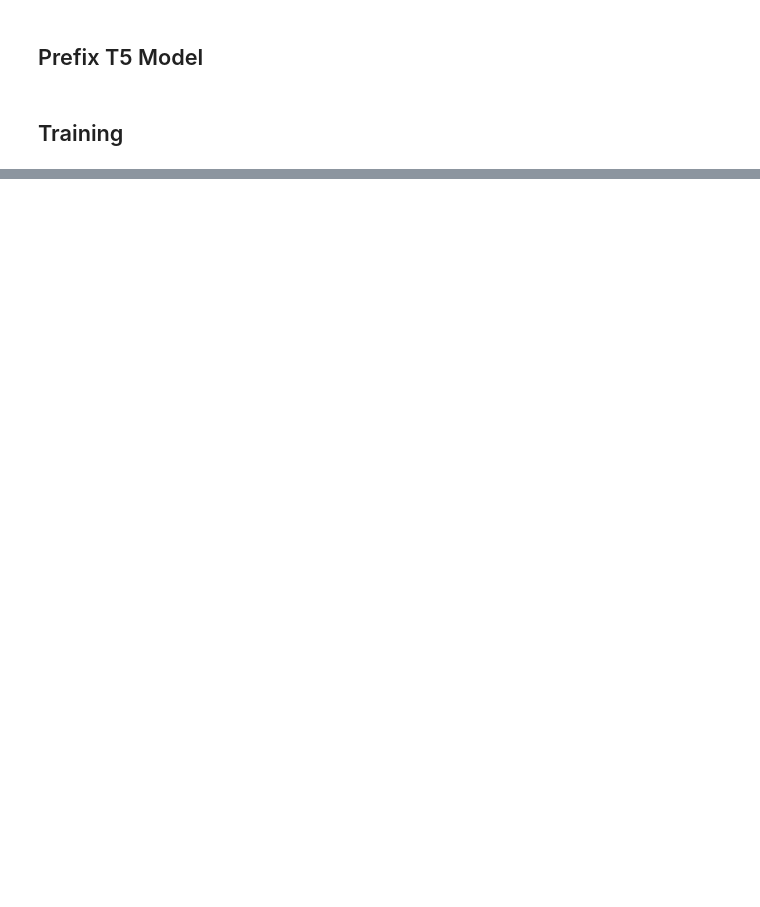
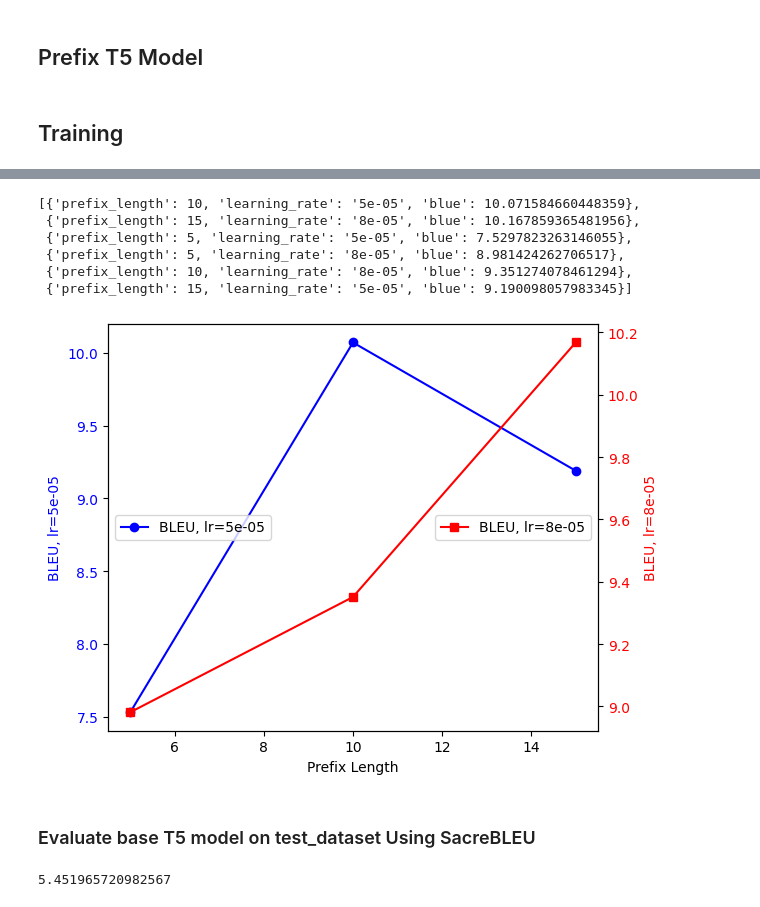
Before and after one commit to zeinab-sheikhi/prefix-tuning, a Jupyter notebook: app.ipynb, the cells around one changed output, grey strips where cells are left out. Saved outputs shown, nothing was run; the diff lists cells and outputs as text; code cells hidden in the pictures; blank space fills up the shorter version.

```diff
--- a/app.ipynb
+++ b/app.ipynb
@@ -234,0 +154,53 @@ Model successfully loaded.
+# %%
+bleu_scores
+# %% [output]
+[{'prefix_length': 10, 'learning_rate': '5e-05', 'blue': 10.071584660448359},
+ {'prefix_length': 15, 'learning_rate': '8e-05', 'blue': 10.167859365481956},
+ {'prefix_length': 5, 'learning_rate': '5e-05', 'blue': 7.5297823263146055},
+ {'prefix_length': 5, 'learning_rate': '8e-05', 'blue': 8.981424262706517},
+ {'prefix_length': 10, 'learning_rate': '8e-05', 'blue': 9.351274078461294},
+ {'prefix_length': 15, 'learning_rate': '5e-05', 'blue': 9.190098057983345}]
+# %%
+def plot_dual_axis(data, x_key, y_key, category_key, x_label, y_labels, colors, markers):
+    grouped_data = defaultdict(list)
+    for entry in data:
+        grouped_data[entry[category_key]].append((entry[x_key], entry[y_key]))
+
+    categories = list(grouped_data.keys())
+    group_1 = sorted(grouped_data[categories[0]], key=lambda x: x[0])  # Sort by x_key
+    group_2 = sorted(grouped_data[categories[1]], key=lambda x: x[0])
+
+    x_1, y_1 = zip(*group_1)
+    x_2, y_2 = zip(*group_2)
+
+    fig, ax1 = plt.subplots()
+
+    ax1.plot(x_1, y_1, marker=markers[0], color=colors[0], label=f"{y_labels[0]}")
+    ax1.set_xlabel(x_label)
+    ax1.set_ylabel(y_labels[0], color=colors[0])
+    ax1.tick_params(axis='y', labelcolor=colors[0])
+    ax1.legend(loc='center left')
+
+    ax2 = ax1.twinx()
+    ax2.plot(x_2, y_2, marker=markers[1], color=colors[1], label=f"{y_labels[1]}")
+    ax2.set_ylabel(y_labels[1], color=colors[1])
+    ax2.tick_params(axis='y', labelcolor=colors[1])
+    ax2.legend(loc='center right')
+
+    fig.tight_layout()
+    plt.show()
+# %%
+plot_dual_axis(
+    data=bleu_scores,
+    x_key="prefix_length",
+    y_key="blue",
+    category_key="learning_rate",
+    x_label="Prefix Length",
+    y_labels=["BLEU, lr=5e-05", "BLEU, lr=8e-05"],
+    colors=["blue", "red"],
+    markers=["o", "s"]
+)
+# %% [output]
+[figure, added]
+# %% [markdown]
+### Evaluate base T5 model on test_dataset Using SacreBLEU
@@ -234,0 +212,24 @@ Model successfully loaded.
+# %%
+preds = []
+refs = []
+
+for batch in test_loader:
+    input_ids = batch["input_ids"]
+    attention_mask = batch["attention_mask"]
+    labels = batch["labels"]
+
+    outputs = t5_model.generate(input_ids=input_ids, attention_mask=attention_mask, labels=labels)
+    labels[labels == -100] = t5_tokenizer.pad_token_id
+
+    for i in range(len(outputs)):
+        pred = t5_tokenizer.decode(outputs[i], skip_special_tokens=True)
+        ref = t5_tokenizer.decode(labels[i], skip_special_tokens=True)
+        preds.append(pred)
+        refs.append(ref)
+
+    break
+
+base_t5_bleu_score = compute_blue(refs, preds)
+base_t5_bleu_score
+# %% [output]
+5.451965720982567
```
Also changed, not shown: parts of 21 cells of this notebook.
